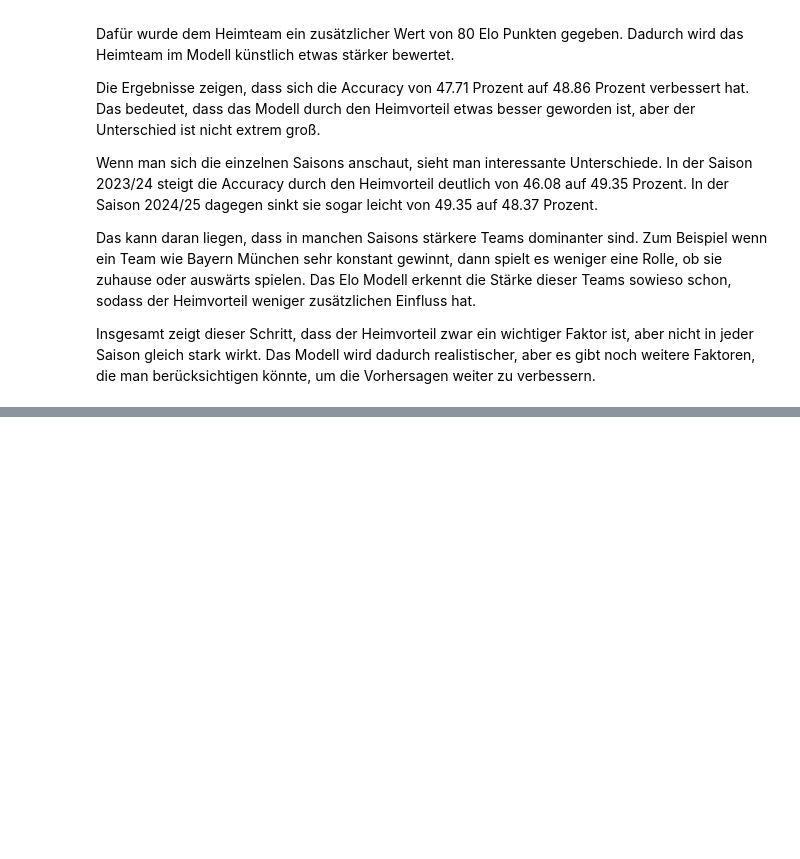
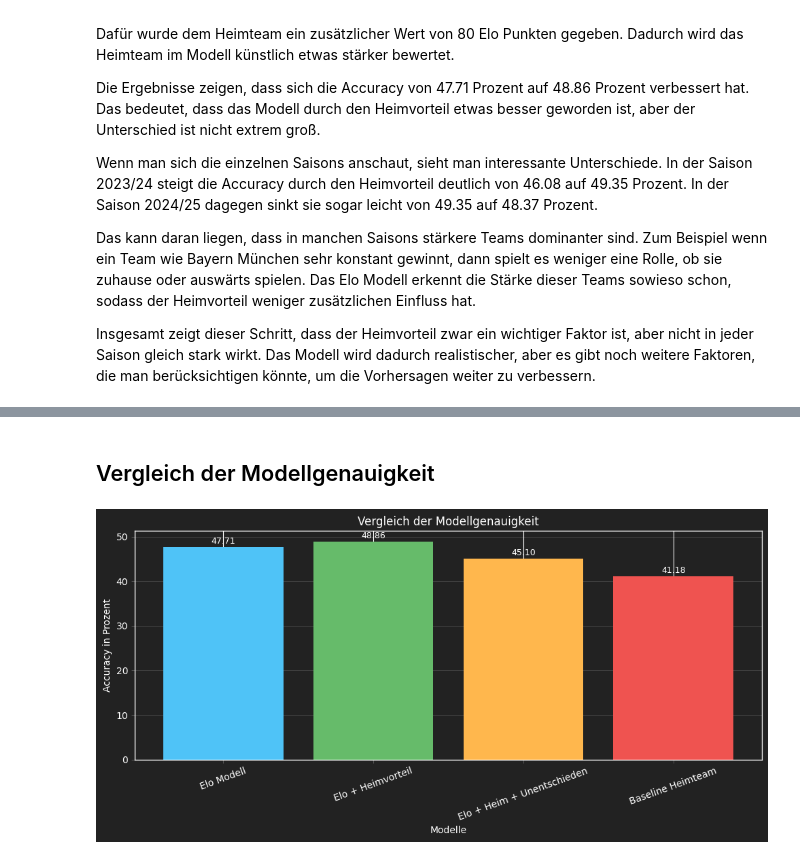
Before and after one commit to Berkedmy/Final_Projekt, a Jupyter notebook: notebooks/01_data_check.ipynb, the cells around one changed output, grey strips where cells are left out. Drawn from its saved outputs; the diff is of its cells as text; code cells hidden in the pictures; blank space fills up the shorter version.

Commit message:
Fehleranalyse des Modells ergänzt und Vorhersagen weiter ausgewertet

```diff
--- a/notebooks/01_data_check.ipynb
+++ b/notebooks/01_data_check.ipynb
@@ -1218,0 +1274,15 @@ Insgesamt zeigt dieser Schritt, dass der Heimvorteil zwar ein wichtiger Faktor i
+# %%
+#Neue predictions
+df["Predicted_Draw_Model"] = df.apply(
+    lambda row: predict_result_with_draw(
+        row["HomeEloBefore"],
+        row["AwayEloBefore"]
+    ),
+    axis=1
+)
+# %%
+#Neue Accuracy
+accuracy_draw_model = (df["Predicted_Draw_Model"] == df["FTR"]).mean()
+accuracy_draw_model_percent = round(accuracy_draw_model * 100, 2)
+
+accuracy_draw_model_percent
@@ -1218,0 +1321,55 @@ Insgesamt zeigt dieser Schritt, dass der Heimvorteil zwar ein wichtiger Faktor i
+# %% [markdown]
+## Vergleich der Modellgenauigkeit
+# %%
+models = [
+    "Elo Modell",
+    "Elo + Heimvorteil",
+    "Elo + Heim + Unentschieden",
+    "Baseline Heimteam"
+]
+
+accuracies = [
+    accuracy_percent,
+    accuracy_ha_percent,
+    accuracy_draw_model_percent,
+    baseline_accuracy_percent
+]
+
+colors = ["#4fc3f7", "#66bb6a", "#ffb74d", "#ef5350"]
+
+plt.figure(figsize=(10, 5))
+
+bars = plt.bar(models, accuracies, color=colors)
+
+ax = plt.gca()
+ax.set_facecolor("#222222")
+plt.gcf().patch.set_facecolor("#222222")
+
+plt.title("Vergleich der Modellgenauigkeit", color="white")
+plt.xlabel("Modelle", color="white")
+plt.ylabel("Accuracy in Prozent", color="white")
+
+plt.xticks(rotation=20, color="white")
+plt.yticks(color="white")
+
+for spine in ax.spines.values():
+    spine.set_color("white")
+
+plt.grid(axis="y", color="white", alpha=0.15)
+
+for bar in bars:
+    yval = bar.get_height()
+    plt.text(
+        bar.get_x() + bar.get_width() / 2,
+        yval + 0.3,
+        f"{yval:.2f}",
+        ha="center",
+        va="bottom",
+        color="white",
+        fontsize=9
+    )
+
+plt.tight_layout()
+plt.show()
+# %% [output]
+[figure, added]
```
Also changed, not shown: parts of 17 cells of this notebook.
